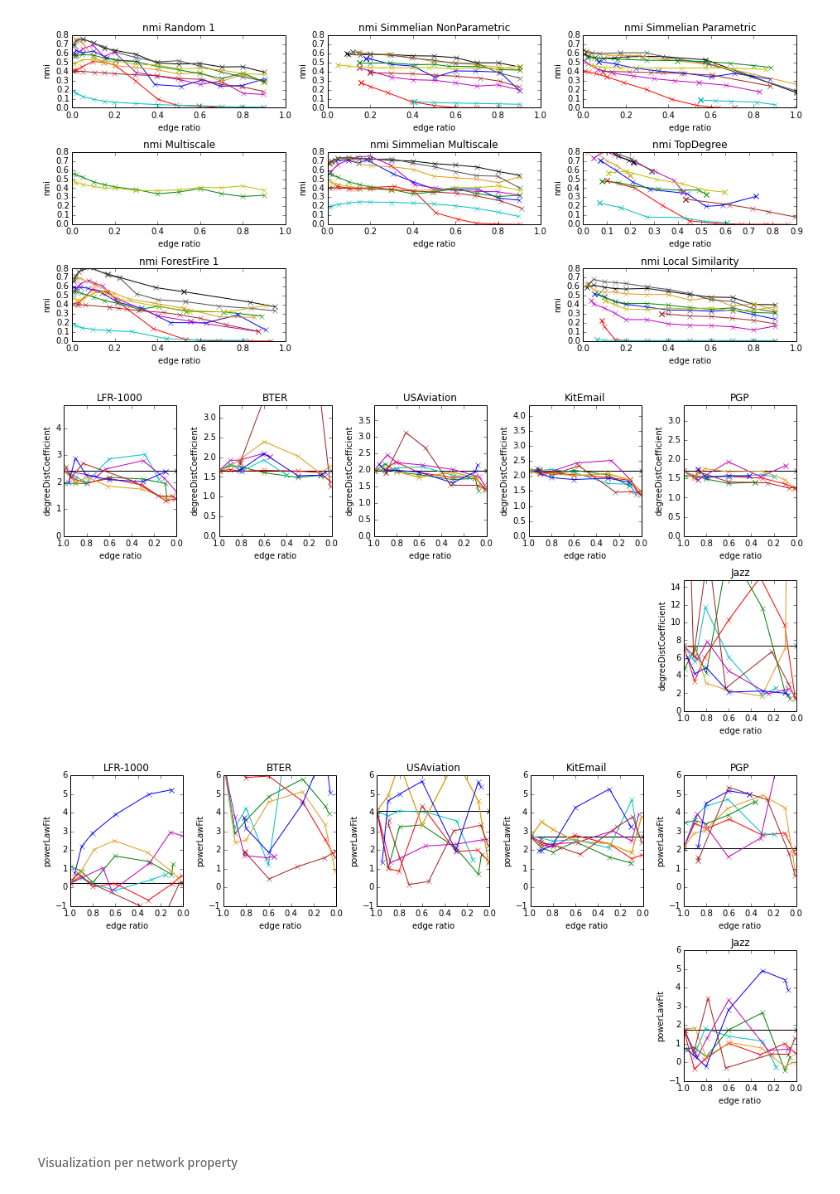
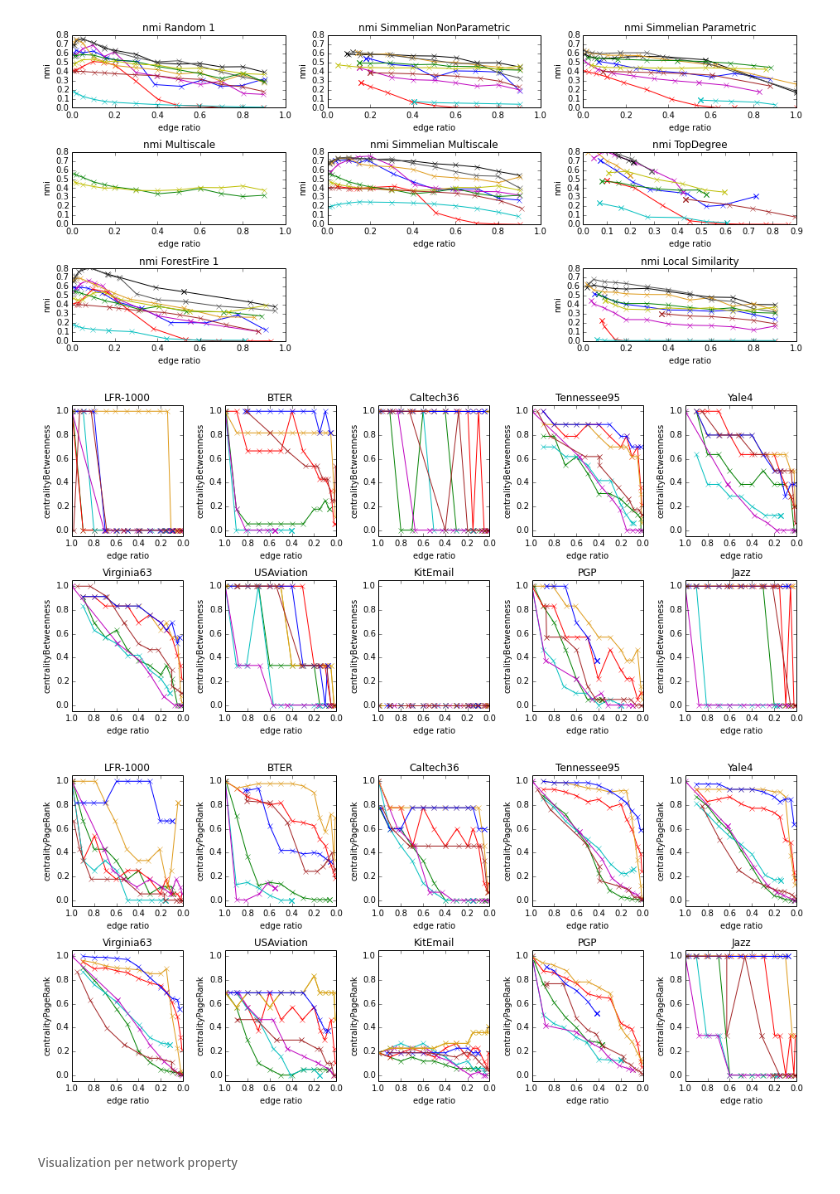
Before and after one commit to kit-parco/networkit-hyperbolic-kd, a Jupyter notebook: Doc/Notebooks/BackboneStatistics.ipynb, the cells around one changed output. Drawn from its saved outputs; the diff is of its cells as text; code cells hidden in the pictures.

```diff
--- a/Doc/Notebooks/BackboneStatistics.ipynb
+++ b/Doc/Notebooks/BackboneStatistics.ipynb
@@ -77,7 +77,7 @@ def getPropertyData(prop, graph, algorithm):
     return (x, y)
 # %%
 algorithms = ['Original', 'Local Similarity', 'Random 1', 'Simmelian NonParametric', 'Simmelian Parametric', 'Multiscale', 'Simmelian Multiscale', 'Local Degree', 'ForestFire 1']
-graphs = ["Jazz", "LFR-1000", "BTER", "USAviation", "KitEmail", "PGP"] #"Caltech36", "Tennessee95", "Yale4", "Virginia63",
+graphs = ["Jazz", "LFR-1000", "BTER", "Caltech36", "Tennessee95", "Yale4", "Virginia63", "USAviation", "KitEmail", "PGP"]
 propertiesList = ["nmi", "randMeasure", "ccGlobal", "ccAvgLocal", "diameter", "degreeDistCoefficient", "bcKendallTau"]
 
 colors = ["r", "k", "g", "c", "m", "y", "b", kitColors['kitorange'], kitColors['kitblue'], kitColors['kitgray']]
@@ -268,28 +270,28 @@ stats_per_algorithm('nmi', 3, ylimit='[0,0.8]')
 # %%
 _spg_graphs = graphs
 _spg_algorithms = algorithms#['Random 1']
 #_spg_algorithms = [#'Test 0 0.0', 'Test 0 0.1', 'Test 0 0.3', 'Test 0 0.5', 'Test 0 0.9']
                    #'Test R 0.0', 'Test R 0.1', 'Test R 0.3', 'Test R 0.5', 'Test R 0.9']
 #_spg_graphs = ["Caltech36", "BTER", "LFR-1000", "Caltech36", "BTER", "LFR-1000", "Caltech36", "BTER", "LFR-1000"]
 #_spg_algorithms = ["ForestFire 1", "ForestFire 2", "ForestFire 3", "ForestFire 4", "ForestFire 5", "ForestFire 6", "ForestFire 7", "ForestFire 8"]
 
 #stats_per_graph('nmi', 5, original='hline', _graphs=_spg_graphs, _algorithms=_spg_algorithms, ylimit='[0,0.8]')
 #stats_per_graph('randMeasure', 5, original='hidden', _graphs=_spg_graphs, _algorithms=_spg_algorithms, ylimit='[0,0.8]')
 #stats_per_graph('ccGlobal', 5, original='hline', _graphs=_spg_graphs, _algorithms=_spg_algorithms)
 #stats_per_graph('ccAvgLocal', 5, original='hline', _graphs=_spg_graphs, _algorithms=_spg_algorithms)
 #stats_per_graph('diameter', 5, original='hline', _graphs=_spg_graphs, _algorithms=_spg_algorithms, ylimit='maxfactor='+str(2*F_DIAMETER))
 #stats_per_graph('largestComponentSize', 5, original='hline', _graphs=_spg_graphs, _algorithms=_spg_algorithms, ylimit='maxfactor_dec='+str(10*F_LCC))
-stats_per_graph('degreeDistCoefficient', 5, original='hline', _graphs=_spg_graphs, ylimit='maxfactor='+str(F_DDCOEFFICIENT))
-#stats_per_graph('degreeDistCoefficient', 5, original='hline', _graphs=_spg_graphs, ylimit='[0,20]')
+#stats_per_graph('degreeDistCoefficient', 5, original='hline', _graphs=_spg_graphs, ylimit='maxfactor='+str(F_DDCOEFFICIENT))
+#stats_per_graph('degreeDistCoefficient', 5, original='hline', _graphs=_spg_graphs, ylimit='[0,9]')
 #stats_per_graph('modularity', 5, original='hline', _graphs=_spg_graphs, _algorithms=_spg_algorithms,ylimit='maxfactor=1')
-stats_per_graph('powerLawFit', 5, original='hline', _graphs=_spg_graphs, _algorithms=_spg_algorithms, ylimit='[-1,6]')
+#stats_per_graph('powerLawFit', 5, original='hline', _graphs=_spg_graphs, _algorithms=_spg_algorithms, ylimit='[-1,6]')
 #stats_per_graph('numCommunities', 5, original='hline', _graphs=_spg_graphs, _algorithms=_spg_algorithms, ylimit='maxfactor=5')
-#stats_per_graph('centralityBetweenness', 5, original='hidden', _graphs=_spg_graphs, _algorithms=_spg_algorithms)
-#stats_per_graph('centralityPageRank', 5, original='hidden', _graphs=_spg_graphs, _algorithms=_spg_algorithms)
+stats_per_graph('centralityBetweenness', 5, original='hidden', _graphs=_spg_graphs, _algorithms=_spg_algorithms, ylimit='[-0.05,1.05]')
+stats_per_graph('centralityPageRank', 5, original='hidden', _graphs=_spg_graphs, _algorithms=_spg_algorithms, ylimit='[-0.05,1.05]')
 #stats_per_graph('maxCommunitySize', 5, original='hline', _graphs=_spg_graphs, _algorithms=_spg_algorithms, ylimit='maxfactor=1.5')
 # %% [output]
-[figure, old version]
+[figure, new version]
-[figure, old version]
+[figure, new version]
 # %% [markdown]
 ###### Visualization per network property
 # %% [markdown]
```
Also changed, not shown: parts of 11 cells of this notebook.
